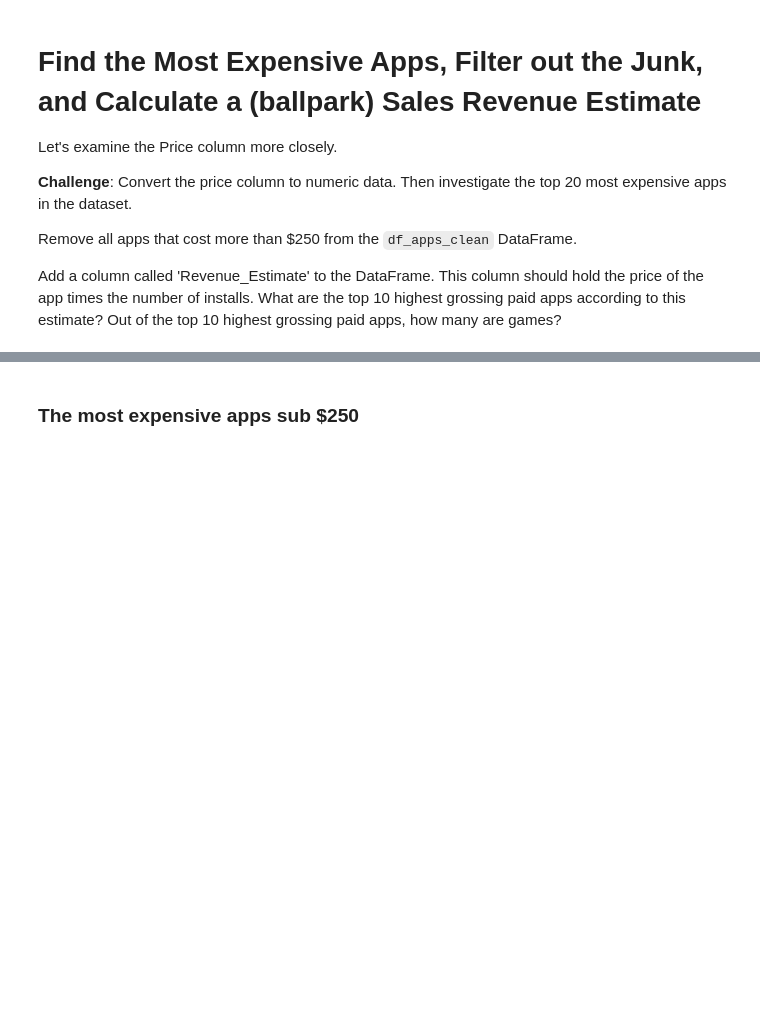
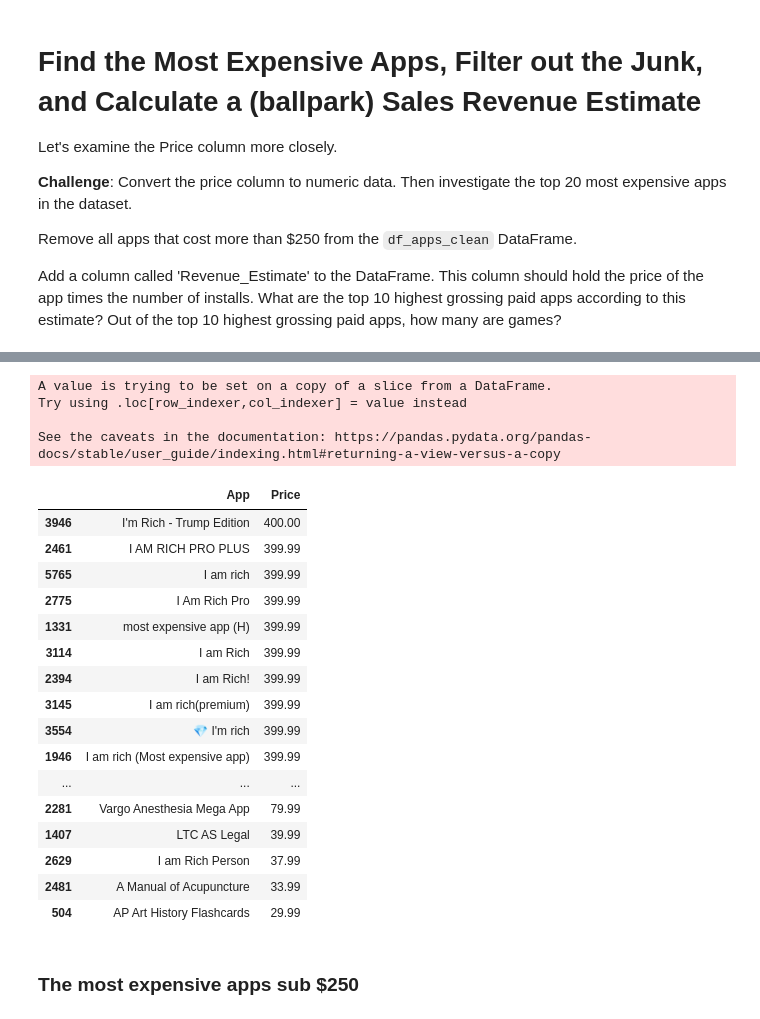
Before and after one commit to shadow19941019/100_day_of_code, a Jupyter notebook: Google_Play_Store_App_Analytics_(start).ipynb, the cells around one changed output, grey strips where cells are left out. Saved outputs shown, nothing was run; the diff lists cells and outputs as text; code cells hidden in the pictures; blank space fills up the shorter version.

```diff
--- a/Google_Play_Store_App_Analytics_(start).ipynb
+++ b/Google_Play_Store_App_Analytics_(start).ipynb
@@ -171,0 +183,4 @@ Convert the number of installations (the Installs column) to a numeric data type
+# %%
+df_apps_final['Installs']=df_apps_final['Installs'].str.replace(',','')
+df_apps_final['Installs']=pd.to_numeric(df_apps_final['Installs'])
+df_apps_final['Installs'].describe()
@@ -179,3 +238,7 @@ Let's examine the Price column more closely.
 Remove all apps that cost more than $250 from the `df_apps_clean` DataFrame.
 
 Add a column called 'Revenue_Estimate' to the DataFrame. This column should hold the price of the app times the number of installs. What are the top 10 highest grossing paid apps according to this estimate? Out of the top 10 highest grossing paid apps, how many are games?
+# %%
+df_apps_final['Price'].info()
+df_apps_final['Price'].sample(10)
+df_apps_final['Price']=df_apps_final['Price'].str.replace('$','')
@@ -182,2 +258,27 @@ Add a column called 'Revenue_Estimate' to the DataFrame. This column should hold
+# %%
+df_apps_final['Price']=pd.to_numeric(df_apps_final['Price'])
+df_apps_final[['App','Price']].sort_values('Price',ascending=False).head(20)
+# %% [output]
+A value is trying to be set on a copy of a slice from a DataFrame.
+Try using .loc[row_indexer,col_indexer] = value instead
+
+See the caveats in the documentation: https://pandas.pydata.org/pandas-docs/stable/user_guide/indexing.html#returning-a-view-versus-a-copy
+|  | App | Price |
+| 3946 | I'm Rich - Trump Edition | 400.00 |
+| 2461 | I AM RICH PRO PLUS | 399.99 |
+| 5765 | I am rich | 399.99 |
+| 2775 | I Am Rich Pro | 399.99 |
+| 1331 | most expensive app (H) | 399.99 |
+| 3114 | I am Rich | 399.99 |
+| 2394 | I am Rich! | 399.99 |
+| 3145 | I am rich(premium) | 399.99 |
+| 3554 | 💎 I'm rich | 399.99 |
+| 1946 | I am rich (Most expensive app) | 399.99 |
+| ... | ... | ... |
+| 2281 | Vargo Anesthesia Mega App | 79.99 |
+| 1407 | LTC AS Legal | 39.99 |
+| 2629 | I am Rich Person | 37.99 |
+| 2481 | A Manual of Acupuncture | 33.99 |
+| 504 | AP Art History Flashcards | 29.99 |
 # %% [markdown]
 ### The most expensive apps sub $250
```
Also changed, not shown: parts of 13 cells of this notebook.
